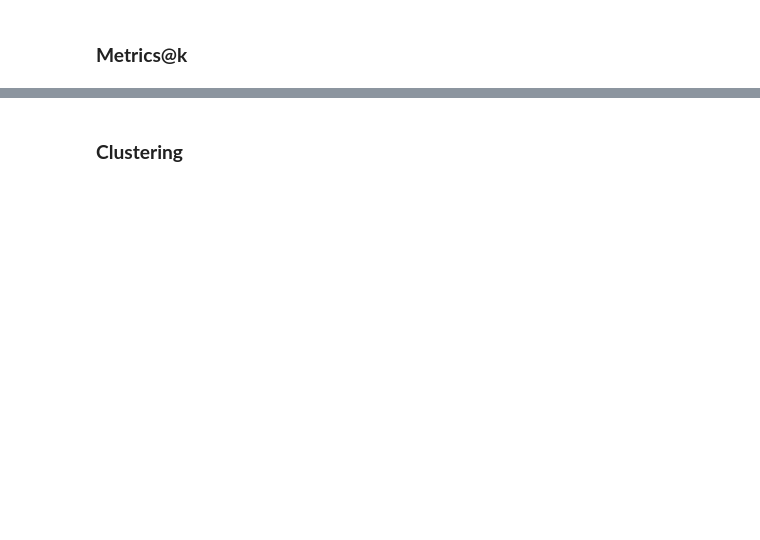
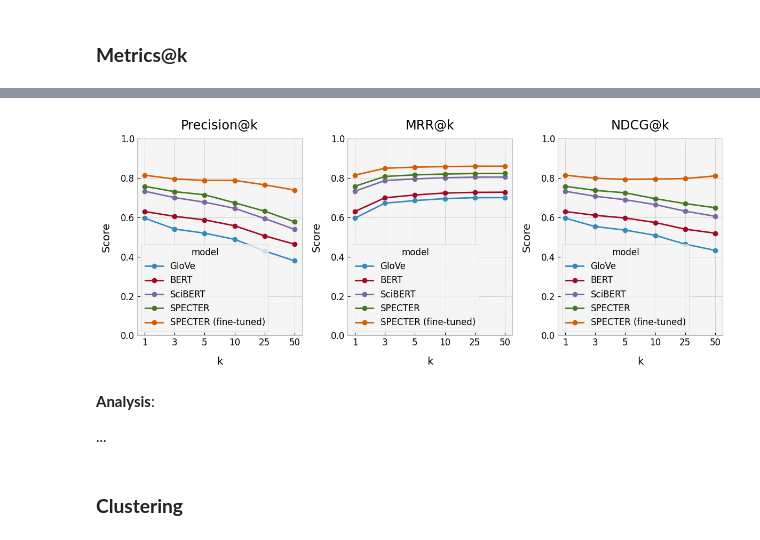
Before and after one commit to nadrajak/arxiv-semantic-search, a Jupyter notebook: notebooks/2-arxiv-evaluation.ipynb, the cells around one changed output, grey strips where cells are left out. Cells and saved outputs as stored; diff of their text form; code cells hidden in the pictures; blank space fills up the shorter version.

Commit message:
Add metrics@k to evalution notebook

```diff
--- a/notebooks/2-arxiv-evaluation.ipynb
+++ b/notebooks/2-arxiv-evaluation.ipynb
@@ -257,0 +266,3 @@ The fine-tuning improvement seems almost too good. But we belive it to be reason
+# %%
+# Split the dataset into query and corpus (It wont evaluate correctly if they are the same)
+query_data, corpus_data = train_test_split(data, test_size=0.5, random_state=config.RANDOM_SEED)
@@ -257,0 +316,11 @@ The fine-tuning improvement seems almost too good. But we belive it to be reason
+# %%
+# Remove the 'cosine_' prefix
+retrieval_results_df.columns = retrieval_results_df.columns.str.replace('cosine_', '')
+
+# Create dictionaries to hold DataFrames for each metric type
+precision_df = retrieval_results_df.filter(like='precision@').copy()
+recall_df = retrieval_results_df.filter(like='recall@').copy()
+accuracy_df = retrieval_results_df.filter(like='accuracy@').copy()
+mrr_df = retrieval_results_df.filter(like='mrr@').copy()
+map_df = retrieval_results_df.filter(like='map@').copy()
+ndcg_df = retrieval_results_df.filter(like='ndcg@').copy()
@@ -258,2 +365,33 @@ The fine-tuning improvement seems almost too good. But we belive it to be reason
+# %%
+# Plotting each metric across different k values
+fig, axes = plt.subplots(1, 3, figsize=(12, 5), sharey=False)
+
+# Precision plot
+precision_df.T.plot(ax=axes[0], marker='o')
+axes[0].set_title('Precision@k')
+
+# MRR plot
+mrr_df.T.plot(ax=axes[1], marker='o')
+axes[1].set_title('MRR@k')
+
+# NDCG plot
+ndcg_df.T.plot(ax=axes[2], marker='o')
+axes[2].set_title('NDCG@k')
+
+# Shared settings
+for ax in axes:
+    ax.set_xlabel('k')
+    ax.set_ylabel('Score')
+    ax.set_xticks(range(len(top_k)))
+    ax.set_xticklabels(top_k)
+    ax.set_ylim(0, 1)
+plt.tight_layout()
+plt.show()
+# %% [output]
+[figure, added]
+# %% [markdown]
+**Analysis**:
+
+...
 # %% [markdown]
 ### **Clustering**
```
Also changed, not shown: parts of 19 cells of this notebook.
